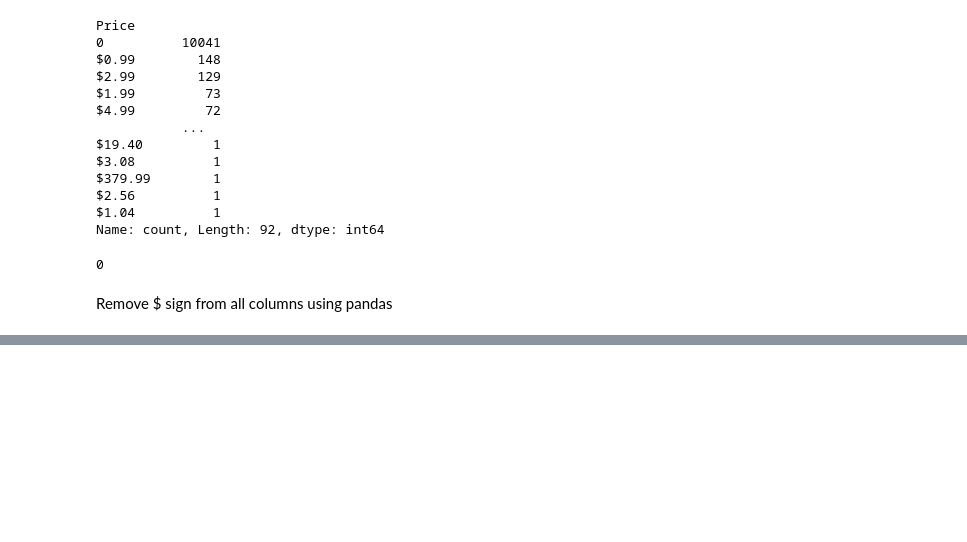
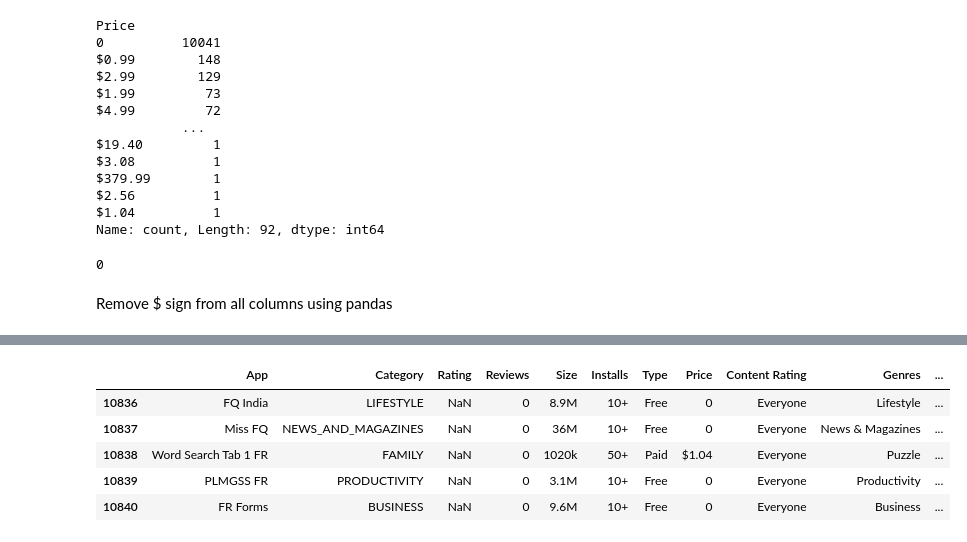
Before and after one commit to Umar885/PKC2023, a Jupyter notebook: project_02/04_kaggle_google_eda.ipynb, the cells around one changed output, grey strips where cells are left out. Saved outputs shown, nothing was run; the diff lists cells and outputs as text; code cells hidden in the pictures; blank space fills up the shorter version.

```diff
--- a/project_02/04_kaggle_google_eda.ipynb
+++ b/project_02/04_kaggle_google_eda.ipynb
@@ -154,0 +252,9 @@ Remove $ sign from all columns using pandas
+# %%
+df.tail()
+# %% [output]
+|  | App | Category | Rating | Reviews | Size | Installs | Type | Price | Content Rating | Genres | ... |
+| 10836 | FQ India | LIFESTYLE | NaN | 0 | 8.9M | 10+ | Free | 0 | Everyone | Lifestyle | ... |
+| 10837 | Miss FQ | NEWS_AND_MAGAZINES | NaN | 0 | 36M | 10+ | Free | 0 | Everyone | News & Magazines | ... |
+| 10838 | Word Search Tab 1 FR | FAMILY | NaN | 0 | 1020k | 50+ | Paid | $1.04 | Everyone | Puzzle | ... |
+| 10839 | PLMGSS FR | PRODUCTIVITY | NaN | 0 | 3.1M | 10+ | Free | 0 | Everyone | Productivity | ... |
+| 10840 | FR Forms | BUSINESS | NaN | 0 | 9.6M | 10+ | Free | 0 | Everyone | Business | ... |
```
Also changed, not shown: parts of 26 cells of this notebook.
